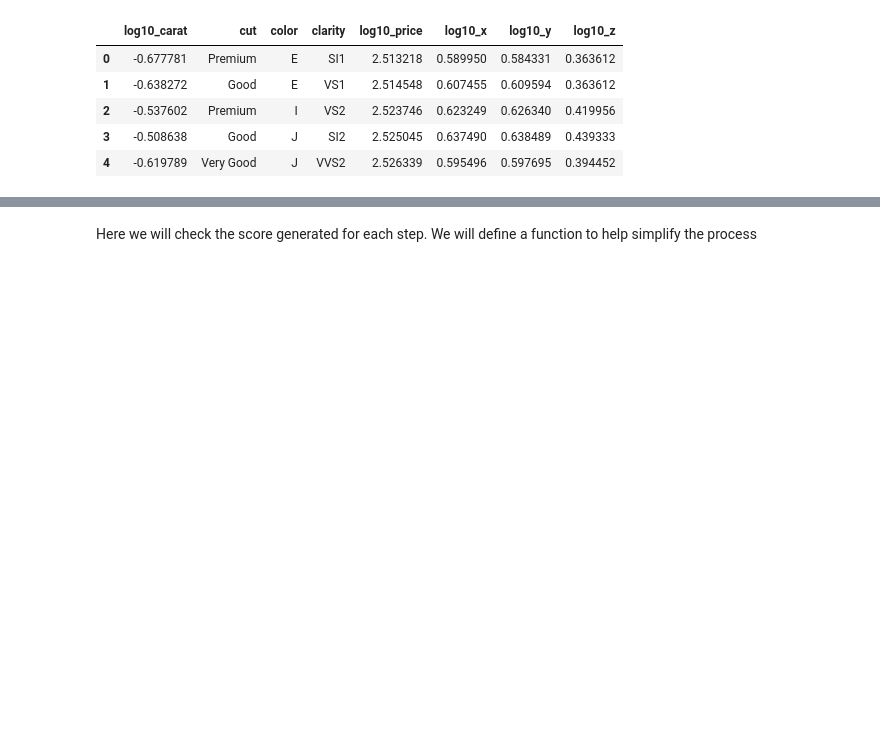
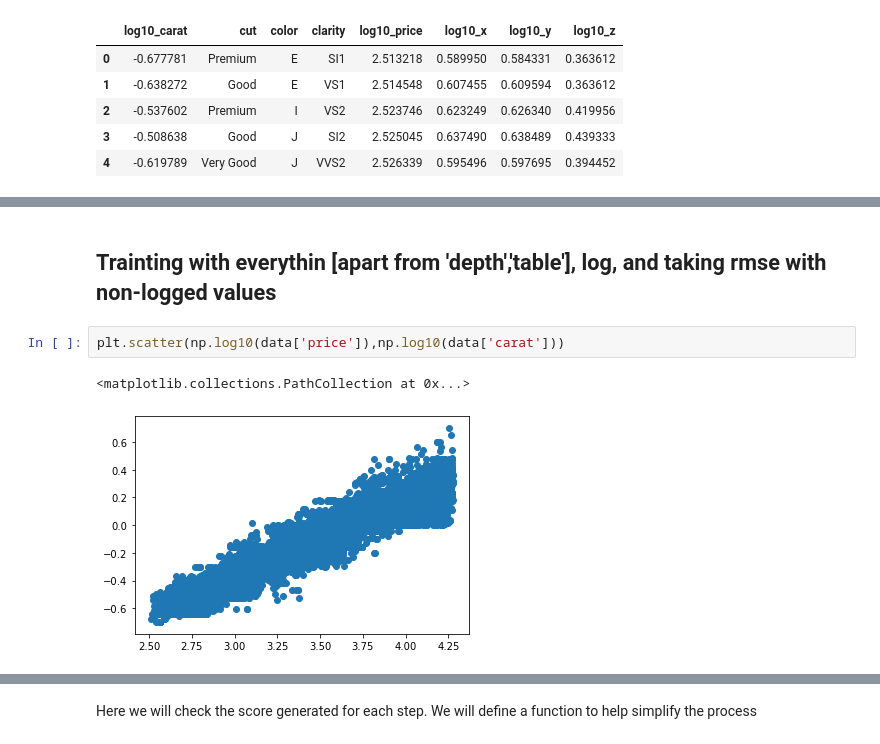
Before and after one commit to vfarneze/ironhack-projects, a Jupyter notebook: Project5_Linear_Regression/Project5-Linear-Regression.ipynb, the cells around one changed output, grey strips where cells are left out. Drawn from its saved outputs; the diff is of its cells as text; blank space fills up the shorter version.

Commit message:
Updating RMSE - submiting new results pt3 - rmse 500?

```diff
--- a/Project5_Linear_Regression/Project5-Linear-Regression.ipynb
+++ b/Project5_Linear_Regression/Project5-Linear-Regression.ipynb
@@ -236,0 +268,7 @@ y_pred = model.predict(X_test)
+# %% [markdown]
+## Trainting with everythin [apart from 'depth','table'], log, and taking rmse with non-logged values
+# %%
+plt.scatter(np.log10(data['price']),np.log10(data['carat']))
+# %% [output]
+<matplotlib.collections.PathCollection at 0x...>
+[figure, added]
```
Also changed, not shown: parts of 44 cells of this notebook, 1 other file.
